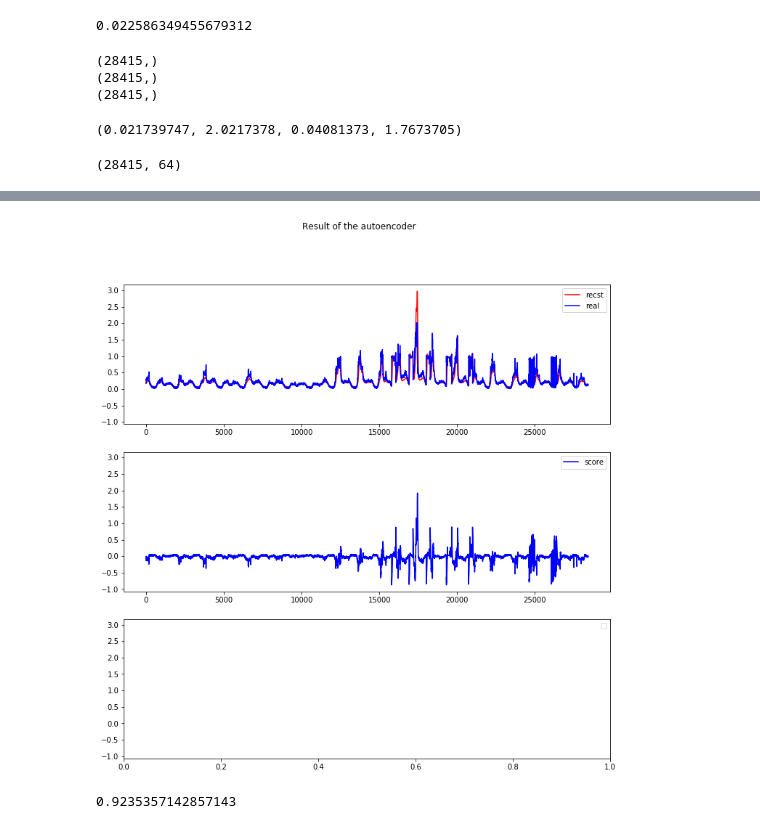
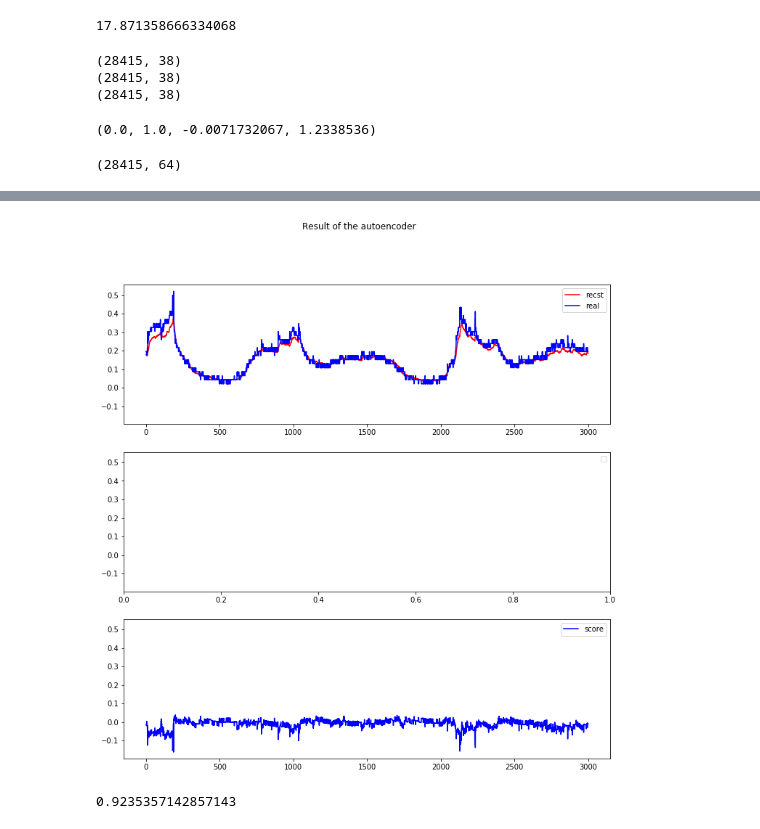
Before and after one commit to JinYang88/TS-anomaly, a Jupyter notebook: notebooks/multivariate_lstm_(no_tokens).ipynb, the cells around one changed output, grey strips where cells are left out. Saved outputs shown, nothing was run; the diff lists cells and outputs as text; code cells hidden in the pictures.

```diff
--- a/notebooks/multivariate_lstm_(no_tokens).ipynb
+++ b/notebooks/multivariate_lstm_(no_tokens).ipynb
@@ -34,9 +34,9 @@ config_dir = "./hypers/" if not args["load"] else args["load"]
 params = initialize_config(config_dir, args)
 params["clear"] = 1
 params["nrows"] = None
-params["inter"] = "FM"
+params["inter"] = "CONCAT"
 params["window_size"] = 64
 # %%
-data_dict = load_dataset("SMD","machine-1-1", use_dim=0)
+data_dict = load_dataset("SMD","machine-1-1", use_dim="all")
 # data_dict["train"].max(), data_dict["train"].min()
 # %% [output]
@@ -45,6 +45,6 @@ data_dict = load_dataset("SMD","machine-1-1", use_dim=0)
 # %%
 pp = data_preprocess.preprocessor()
 pp.save(params["save_path"])
-data_dict = pp.normalize(data_dict,method="standard")
+data_dict = pp.normalize(data_dict,method="minmax")
 window_dict = data_preprocess.generate_windows(data_dict, data_hdf5_path=params["path"], **params)
 # %% [output]
@@ -66,6 +66,6 @@ train_iterator = WindowIterator(window_dict["train_windows"], batch_size=params[
 test_iterator = WindowIterator(window_dict["test_windows"], batch_size=params["batch_size"], shuffle=False)
 params['in_channels'] = data_dict["dim"]
 # %%
-params["nb_steps"] = 50
+params["nb_steps"] = 100
 encoder = MultiLSTMEncoder(**params)
 # %% [output]
@@ -126,8 +120,8 @@ plt.plot(score_dict["anomaly_label"]+0.3, "g")
 # %%
 # def reconstruction_loader(loader, encoder):
-# train_iterator_non_shuffle = WindowIterator(window_dict["train_windows"],
-#                                             batch_size=params["batch_size"], shuffle=False)
-# loader = train_iterator_non_shuffle.loader
+train_iterator_non_shuffle = WindowIterator(window_dict["train_windows"],
+                                            batch_size=params["batch_size"], shuffle=False)
+loader = train_iterator_non_shuffle.loader
 
 loader = test_iterator.loader
 encoder = encoder.eval()
@@ -146,21 +140,21 @@ with torch.no_grad():
 print(loss / len(loader))
 recst_list = torch.cat(recst_list).squeeze().cpu().numpy()
 real_list = torch.cat(real_list).squeeze().cpu().numpy()
-diff_list = recst_list-real_list
+diff_list = recst_list - real_list
 # %% [output]
-0.022586349455679312
+17.871358666334068
 # %%
 print(recst_list.shape)
 print(real_list.shape)
 print(diff_list.shape)
 # %% [output]
-(28415,)
-(28415,)
-(28415,)
+(28415, 38)
+(28415, 38)
+(28415, 38)
 # %%
 real_list.min(), real_list.max(), recst_list.min(), recst_list.max()
 # %% [output]
-(0.021739747, 2.0217378, 0.04081373, 1.7673705)
+(0.0, 1.0, -0.0071732067, 1.2338536)
 # %%
 window_dict["test_labels"].shape
 # %% [output]
@@ -172,9 +166,9 @@ i=0
 # for i in range(len(dims)):
 # ax[0].plot(recst, 'r', label='reconstruction')
 # ax[0].legend(loc='best')
-ax[0].plot(recst_list[0:].reshape(-1), 'r', label='recst')
-ax[0].plot(real_list[0:].reshape(-1), 'b', label='real')
-ax[1].plot(diff_list[0:].reshape(-1), 'b', label='score')
+ax[0].plot(recst_list[0:3000, 0].reshape(-1), 'r', label='recst')
+ax[0].plot(real_list[0:3000, 0].reshape(-1), 'b', label='real')
+ax[2].plot(diff_list[0:3000, 0].reshape(-1), 'b', label='score')
 # ax[2].plot(window_dict["test_labels"][0:, -1].reshape(-1)+0.3, 'g', label='label')
 # ax[2].plot(best_adjust.astype(int)+0.2, 'r', label='label')
 ax[0].legend(loc='best')
@@ -188,4 +182,4 @@ plt.show()
-[figure, old version]
+[figure, new version]
 # %%
 names=["time", "expid", "dataset", "auc", "f1", "f1a"]
 df = pd.read_csv("./experiment_results.csv", sep="\t", names=names)
```
Also changed, not shown: parts of 12 cells of this notebook, 2 other files.
